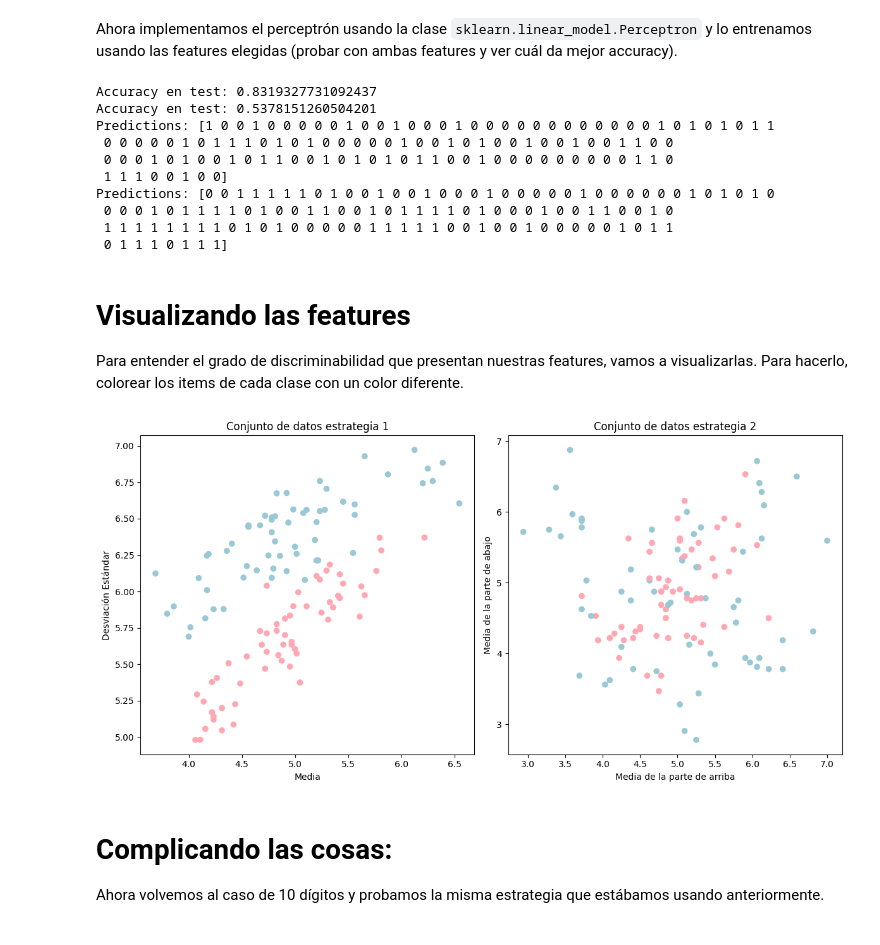
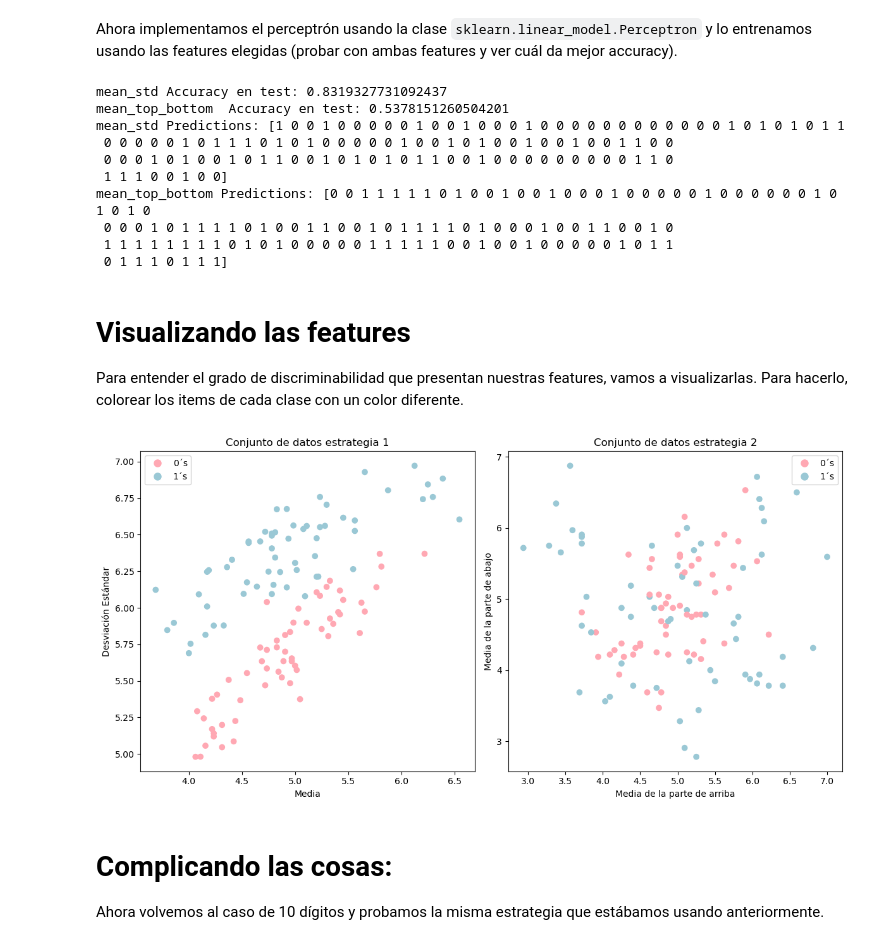
Before and after one commit to luzmontserrat/deep-learning, a Jupyter notebook: Practica 1 - Estudiantes.ipynb, the cells around one changed output. Drawn from its saved outputs; the diff is of its cells as text; code cells hidden in the pictures.

```diff
--- a/Practica 1 - Estudiantes.ipynb
+++ b/Practica 1 - Estudiantes.ipynb
@@ -146,20 +146,20 @@ clasificador_1 = clasificador_1.fit(X_bin_train_features_e1, y_bin_train) #entre
 clasificador_2 = clasificador_2.fit(X_bin_train_features_e2, y_bin_train)
 
 # Imprimir la accuracy en los datos de test.
-print("Accuracy en test: " + str(clasificador_1.score( X_bin_test_features_e1, y_bin_test ))) #evaluo el clasificador con los datos de test y las features que extraje
-print("Accuracy en test: " + str(clasificador_2.score( X_bin_test_features_e2, y_bin_test )))
+print("mean_std Accuracy en test: " + str(clasificador_1.score( X_bin_test_features_e1, y_bin_test ))) #evaluo el clasificador con los datos de test y las features que extraje
+print("mean_top_bottom  Accuracy en test: " + str(clasificador_2.score( X_bin_test_features_e2, y_bin_test )))
 
 # Imprimir las predicciones realizadas para los datos de test
-print("Predictions: " + str(clasificador_1.predict( X_bin_test_features_e1))) #evaluo el clasificador con los datos de test y las features que extraje
-print("Predictions: " + str(clasificador_2.predict( X_bin_test_features_e2)))
+print("mean_std Predictions: " + str(clasificador_1.predict( X_bin_test_features_e1))) #evaluo el clasificador con los datos de test y las features que extraje
+print("mean_top_bottom Predictions: " + str(clasificador_2.predict( X_bin_test_features_e2)))
 # %% [output]
-Accuracy en test: 0.8319327731092437
-Accuracy en test: 0.5378151260504201
-Predictions: [1 0 0 1 0 0 0 0 0 1 0 0 1 0 0 0 1 0 0 0 0 0 0 0 0 0 0 0 0 1 0 1 0 1 0 1 1
+mean_std Accuracy en test: 0.8319327731092437
+mean_top_bottom  Accuracy en test: 0.5378151260504201
+mean_std Predictions: [1 0 0 1 0 0 0 0 0 1 0 0 1 0 0 0 1 0 0 0 0 0 0 0 0 0 0 0 0 1 0 1 0 1 0 1 1
  0 0 0 0 0 1 0 1 1 1 0 1 0 1 0 0 0 0 0 1 0 0 1 0 1 0 0 1 0 0 1 0 0 1 1 0 0
  0 0 0 1 0 1 0 0 1 0 1 1 0 0 1 0 1 0 1 0 1 1 0 0 1 0 0 0 0 0 0 0 0 0 1 1 0
  1 1 1 0 0 1 0 0]
-Predictions: [0 0 1 1 1 1 1 0 1 0 0 1 0 0 1 0 0 0 1 0 0 0 0 0 1 0 0 0 0 0 0 1 0 1 0 1 0
+mean_top_bottom Predictions: [0 0 1 1 1 1 1 0 1 0 0 1 0 0 1 0 0 0 1 0 0 0 0 0 1 0 0 0 0 0 0 1 0 1 0 1 0
  0 0 0 1 0 1 1 1 1 0 1 0 0 1 1 0 0 1 0 1 1 1 1 0 1 0 0 0 1 0 0 1 1 0 0 1 0
  1 1 1 1 1 1 1 1 0 1 0 1 0 0 0 0 0 1 1 1 1 1 0 0 1 0 0 1 0 0 0 0 0 1 0 1 1
  0 1 1 1 0 1 1 1]
@@ -170,34 +170,40 @@ Para entender el grado de discriminabilidad que presentan nuestras features, vam
 # %%
 import matplotlib.pyplot as plt
 
 color_rosa_pastel = '#FFA8B3'
 color_celeste_pastel = '#9AC8D5'
 
 color_map = {0: color_rosa_pastel, 1: color_celeste_pastel}
 colores = [color_map[y] for y in y_bin_test]
 
 # Crear una figura con dos subplots (uno encima del otro)
 fig, axes = plt.subplots(nrows=1, ncols=2, figsize = (12,6))  # Ajusta el tamaño de la figura según sea necesario
 
 # Gráfico 1: Scatter plot para el primer conjunto de datos
 axes[0].scatter(X_bin_test_features_e1[:, 0], X_bin_test_features_e1[:, 1], c=colores)
 axes[0].set_xlabel('Media')
 axes[0].set_ylabel('Desviación Estándar')
 axes[0].set_title('Conjunto de datos estrategia 1')
 
 # Gráfico 2: Scatter plot para el segundo conjunto de datos
 axes[1].scatter(X_bin_test_features_e2[:, 0], X_bin_test_features_e2[:, 1], c=colores)
 axes[1].set_xlabel('Media de la parte de arriba')
 axes[1].set_ylabel('Media de la parte de abajo')
 axes[1].set_title('Conjunto de datos estrategia 2')
 
 # Ajustar automáticamente el diseño para evitar solapamientos
 plt.tight_layout()
 
+#Agregamos la leyend
+axes[0].legend(handles=[plt.Line2D([0], [0], marker='o', color='w', markerfacecolor=color_rosa_pastel, markersize=10, label='0´s'),
+                        plt.Line2D([0], [0], marker='o', color='w', markerfacecolor=color_celeste_pastel, markersize=10, label='1´s')])
+axes[1].legend(handles=[plt.Line2D([0], [0], marker='o', color='w', markerfacecolor=color_rosa_pastel, markersize=10, label='0´s'),
+                        plt.Line2D([0], [0], marker='o', color='w', markerfacecolor=color_celeste_pastel, markersize=10, label='1´s')])
+
 # Mostrar la figura combinada
 plt.show()
 # %% [output]
-[figure, old version]
+[figure, new version]
 # %% [markdown]
 # Complicando las cosas:
 
```
Also changed, not shown: parts of 4 cells of this notebook.
